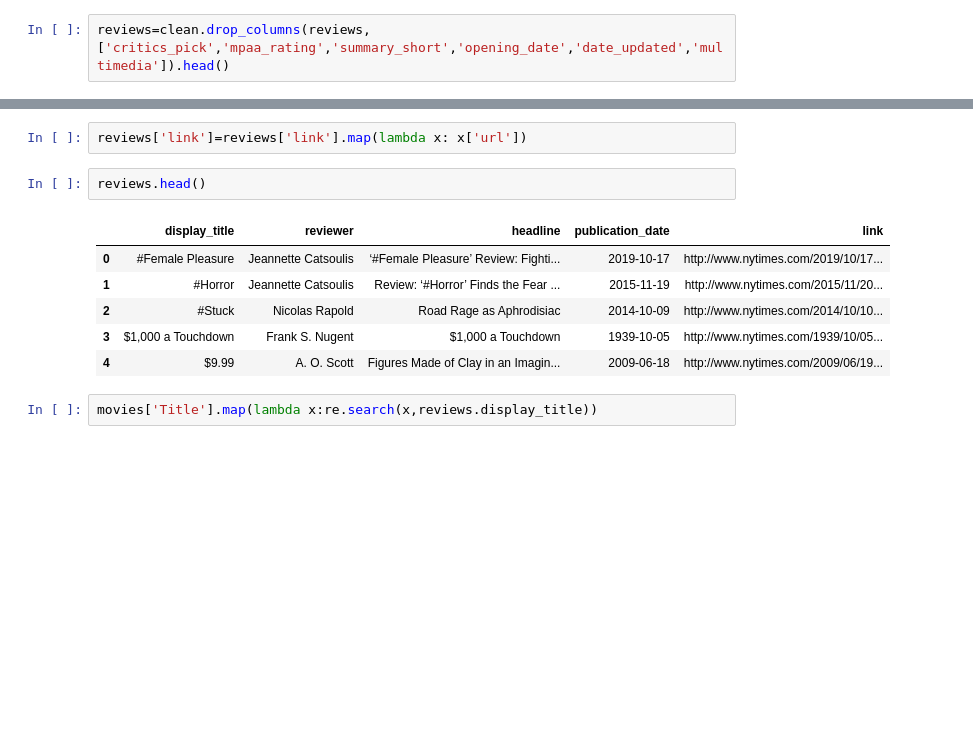
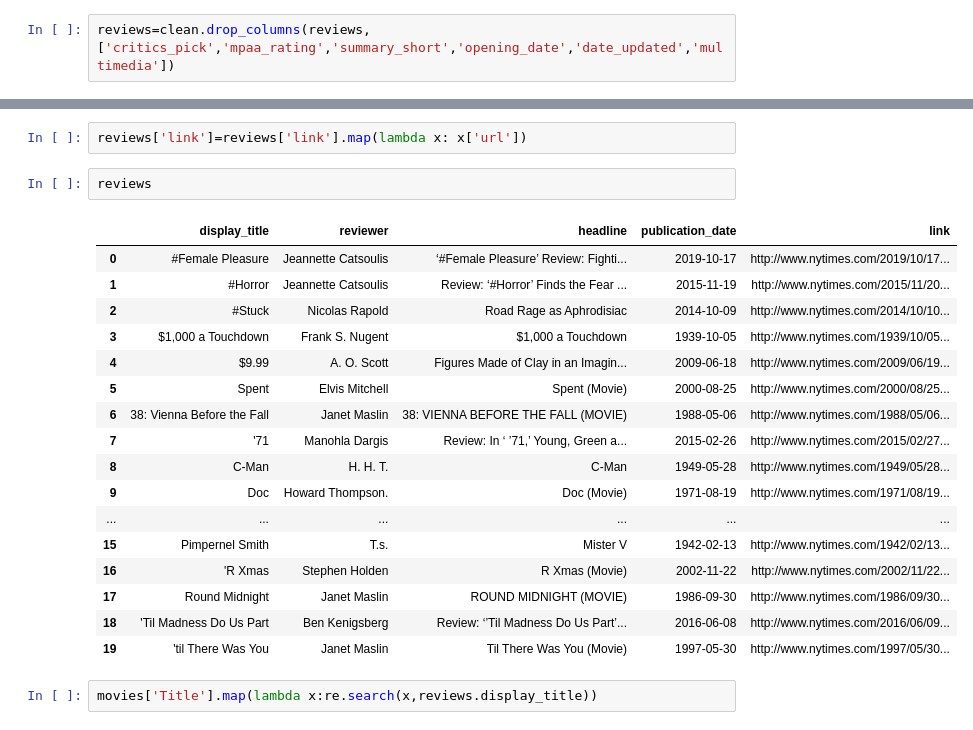
Before and after one commit to silviaherf/apis-project, a Jupyter notebook: src/API_movies.ipynb, the cells around one changed output, grey strips where cells are left out. Cells and saved outputs as stored; diff of their text form; blank space fills up the shorter version.

```diff
--- a/src/API_movies.ipynb
+++ b/src/API_movies.ipynb
@@ -79,7 +86,7 @@ reviews.head()
 | 3 | $1,000 a Touchdown |  | 0 | FRANK S. NUGENT | $1,000 a Touchdown | An old rah-rah antique, but dig t... | 1939-10-05 | ... |
 | 4 | $9.99 | R | 0 | A. O. SCOTT | Figures Made of Clay in an Imagin... | “$9.99” uses an extraordinary tec... | 2009-06-18 | ... |
 # %%
-reviews=clean.drop_columns(reviews,['critics_pick','mpaa_rating','summary_short','opening_date','date_updated','multimedia']).head()
+reviews=clean.drop_columns(reviews,['critics_pick','mpaa_rating','summary_short','opening_date','date_updated','multimedia'])
 # %%
 reviews=reviews.rename(columns={"byline": "reviewer"})
 reviews
@@ -116,14 +156,25 @@ AttributeError: 'DataFrame' object has no attribute 'map'
 # %%
 reviews['link']=reviews['link'].map(lambda x: x['url'])
 # %%
-reviews.head()
+reviews
 # %% [output]
 |  | display_title | reviewer | headline | publication_date | link |
 | 0 | #Female Pleasure | Jeannette Catsoulis | ‘#Female Pleasure’ Review: Fighti... | 2019-10-17 | http://www.nytimes.com/2019/10/17... |
 | 1 | #Horror | Jeannette Catsoulis | Review: ‘#Horror’ Finds the Fear ... | 2015-11-19 | http://www.nytimes.com/2015/11/20... |
 | 2 | #Stuck | Nicolas Rapold | Road Rage as Aphrodisiac | 2014-10-09 | http://www.nytimes.com/2014/10/10... |
 | 3 | $1,000 a Touchdown | Frank S. Nugent | $1,000 a Touchdown | 1939-10-05 | http://www.nytimes.com/1939/10/05... |
 | 4 | $9.99 | A. O. Scott | Figures Made of Clay in an Imagin... | 2009-06-18 | http://www.nytimes.com/2009/06/19... |
+| 5 | Spent | Elvis Mitchell | Spent (Movie) | 2000-08-25 | http://www.nytimes.com/2000/08/25... |
+| 6 | 38: Vienna Before the Fall | Janet Maslin | 38: VIENNA BEFORE THE FALL (MOVIE) | 1988-05-06 | http://www.nytimes.com/1988/05/06... |
+| 7 | '71 | Manohla Dargis | Review: In ‘ ’71,’ Young, Green a... | 2015-02-26 | http://www.nytimes.com/2015/02/27... |
+| 8 | C-Man | H. H. T. | C-Man | 1949-05-28 | http://www.nytimes.com/1949/05/28... |
+| 9 | Doc | Howard Thompson. | Doc (Movie) | 1971-08-19 | http://www.nytimes.com/1971/08/19... |
+| ... | ... | ... | ... | ... | ... |
+| 15 | Pimpernel Smith | T.s. | Mister V | 1942-02-13 | http://www.nytimes.com/1942/02/13... |
+| 16 | 'R Xmas | Stephen Holden | R Xmas (Movie) | 2002-11-22 | http://www.nytimes.com/2002/11/22... |
+| 17 | Round Midnight | Janet Maslin | ROUND MIDNIGHT (MOVIE) | 1986-09-30 | http://www.nytimes.com/1986/09/30... |
+| 18 | 'Til Madness Do Us Part | Ben Kenigsberg | Review: ‘’Til Madness Do Us Part’... | 2016-06-08 | http://www.nytimes.com/2016/06/09... |
+| 19 | 'til There Was You | Janet Maslin | Til There Was You (Movie) | 1997-05-30 | http://www.nytimes.com/1997/05/30... |
 # %%
 movies['Title'].map(lambda x:re.search(x,reviews.display_title))
 # %% [output]
```
Also changed, not shown: parts of 9 cells of this notebook, 2 other files.
